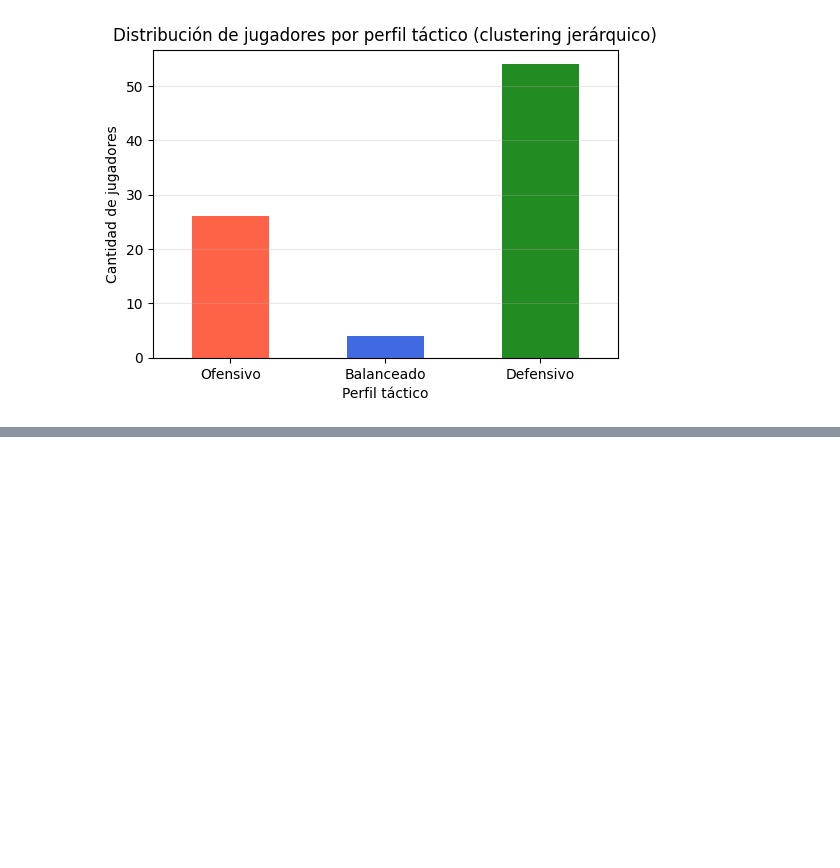
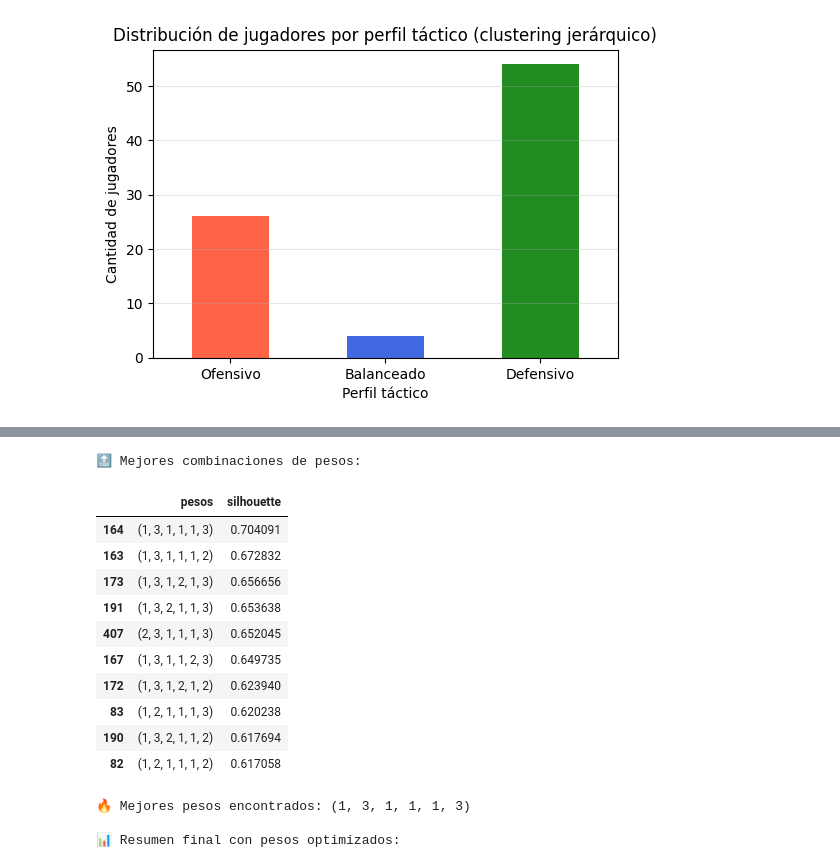
Before and after one commit to valenlopezzz04/Proyecto-padel-analitica, a Jupyter notebook: kmeans2.ipynb, the cells around one changed output, grey strips where cells are left out. Saved outputs shown, nothing was run; the diff lists cells and outputs as text; code cells hidden in the pictures; blank space fills up the shorter version.

Commit message:
aplicar peso de variables

```diff
--- a/kmeans2.ipynb
+++ b/kmeans2.ipynb
@@ -1196,0 +985,79 @@ for c in sorted(df_full["cluster_pesos"].unique()):
+# %%
+from sklearn.preprocessing import StandardScaler
+from sklearn.cluster import KMeans
+from sklearn.metrics import silhouette_score
+import itertools
+import numpy as np
+import pandas as pd
+
+# Usar solo la combinación 3 (las variables seleccionadas y ya limpiadas)
+features_modelo = features_3
+X = df_merged[features_modelo].dropna().copy()
+
+# Escalado base
+scaler = StandardScaler()
+X_scaled_base = scaler.fit_transform(X)
+
+# Optimización de pesos: probar combinaciones de 1 a 3
+pesos = [1, 2, 3]
+resultados = []
+
+for combo in itertools.product(pesos, repeat=len(features_modelo)):
+    X_scaled = X_scaled_base.copy()
+    for i, w in enumerate(combo):
+        X_scaled[:, i] *= w
+
+    kmeans = KMeans(n_clusters=3, random_state=42, n_init=10)
+    clusters = kmeans.fit_predict(X_scaled)
+    sil = silhouette_score(X_scaled, clusters)
+    resultados.append({
+        "pesos": combo,
+        "silhouette": sil
+    })
+
+# Tabla de mejores combinaciones de pesos
+df_pesos = pd.DataFrame(resultados).sort_values("silhouette", ascending=False)
+print("\n🔝 Mejores combinaciones de pesos:")
+display(df_pesos.head(10))
+
+best_weights = df_pesos.iloc[0]["pesos"]
+print("\n🔥 Mejores pesos encontrados:", best_weights)
+
+# Aplicar mejores pesos y hacer cluster final
+X_scaled = X_scaled_base.copy()
+for i, w in enumerate(best_weights):
+    X_scaled[:, i] *= w
+
+kmeans_final = KMeans(n_clusters=3, random_state=42, n_init=10)
+X["cluster_pesos"] = kmeans_final.fit_predict(X_scaled)
+
+# Resumen por cluster con los pesos optimizados
+cluster_summary = X.groupby("cluster_pesos")[features_modelo].mean().round(3)
+cluster_summary["n_jugadores"] = X.groupby("cluster_pesos")[features_modelo[0]].count()
+
+print("\n📊 Resumen final con pesos optimizados:")
+display(cluster_summary)
+
+# Lista de jugadores por cluster
+if "player_name" in X.columns:
+    for c in sorted(X["cluster_pesos"].unique()):
+        print(f"\n🟦 Jugadores en cluster {c}:")
+        lista = X[X["cluster_pesos"] == c]["player_name"].unique()
+        for j in lista:
+            print("  -", j)
+# %% [output]
+🔝 Mejores combinaciones de pesos:
+|  | pesos | silhouette |
+| 164 | (1, 3, 1, 1, 1, 3) | 0.704091 |
+| 163 | (1, 3, 1, 1, 1, 2) | 0.672832 |
+| 173 | (1, 3, 1, 2, 1, 3) | 0.656656 |
+| 191 | (1, 3, 2, 1, 1, 3) | 0.653638 |
+| 407 | (2, 3, 1, 1, 1, 3) | 0.652045 |
+| 167 | (1, 3, 1, 1, 2, 3) | 0.649735 |
+| 172 | (1, 3, 1, 2, 1, 2) | 0.623940 |
+| 83 | (1, 2, 1, 1, 1, 3) | 0.620238 |
+| 190 | (1, 3, 2, 1, 1, 2) | 0.617694 |
+| 82 | (1, 2, 1, 1, 1, 2) | 0.617058 |
+🔥 Mejores pesos encontrados: (1, 3, 1, 1, 1, 3)
+
+📊 Resumen final con pesos optimizados:
```
Also changed, not shown: parts of 9 cells of this notebook.
